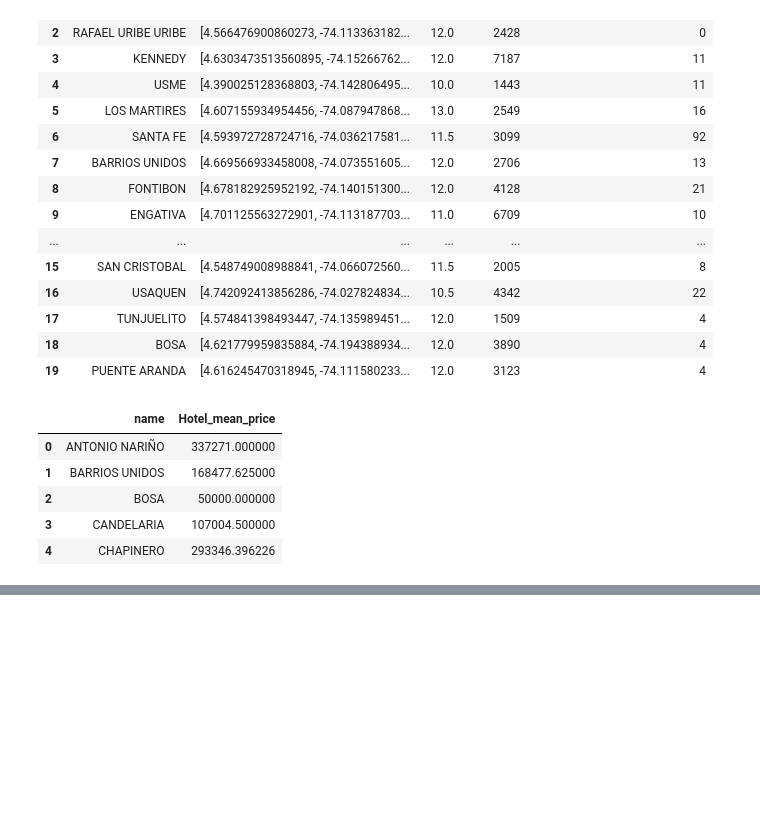
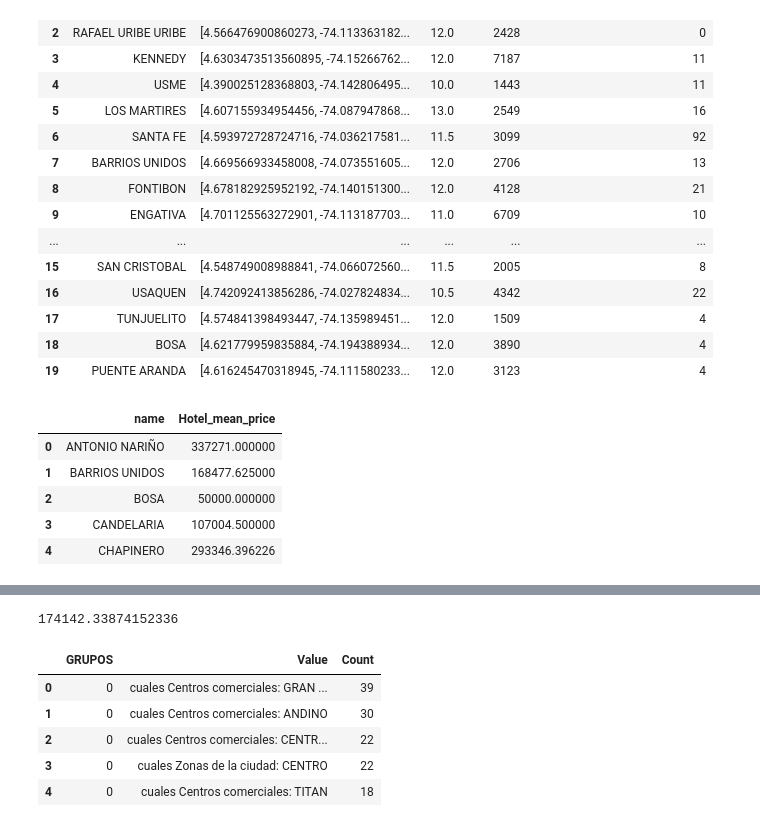
Before and after one commit to DMGochoa/team-126-dash-app, a Jupyter notebook: cambios.ipynb, the cells around one changed output, grey strips where cells are left out. Drawn from its saved outputs; the diff is of its cells as text; code cells hidden in the pictures; blank space fills up the shorter version.

```diff
--- a/cambios.ipynb
+++ b/cambios.ipynb
@@ -185,0 +185,14 @@ df_result.head(5)
+# %%
+df_result['Hotel_mean_price'].mean()
+# %% [output]
+174142.33874152336
+# %%
+df_recomendacion = pd.read_csv('./data-cleaned/atractivos_x_k.csv')
+df_recomendacion.head()
+# %% [output]
+|  | GRUPOS | Value | Count |
+| 0 | 0 | cuales Centros comerciales: GRAN ... | 39 |
+| 1 | 0 | cuales Centros comerciales: ANDINO | 30 |
+| 2 | 0 | cuales Centros comerciales: CENTR... | 22 |
+| 3 | 0 | cuales Zonas de la ciudad: CENTRO | 22 |
+| 4 | 0 | cuales Centros comerciales: TITAN | 18 |
```
Also changed, not shown: parts of 6 cells of this notebook, 1 other file.
